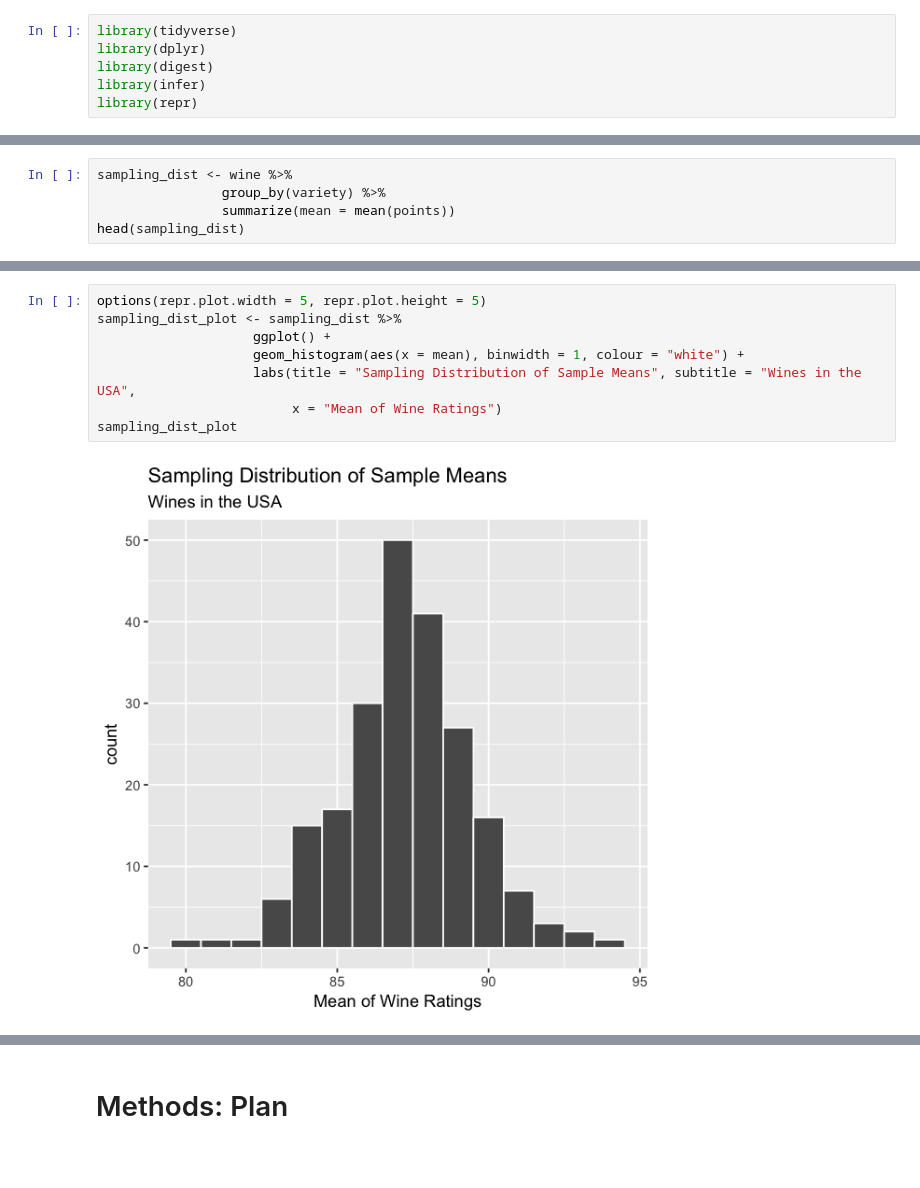
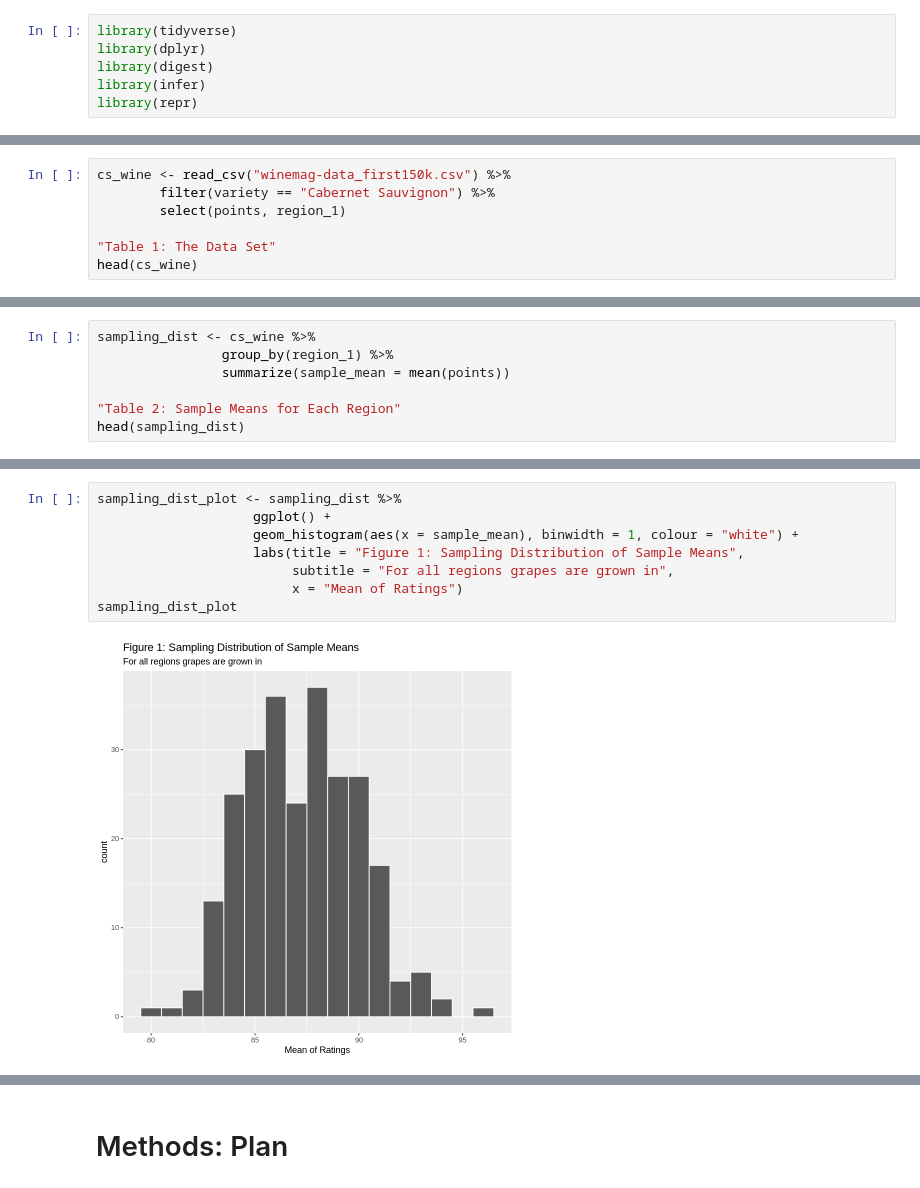
Before and after one commit to a-kong/stat201_project, a Jupyter notebook: proposal.ipynb, the cells around one changed output, grey strips where cells are left out. Drawn from its saved outputs; the diff is of its cells as text; blank space fills up the shorter version.

```diff
--- a/proposal.ipynb
+++ b/proposal.ipynb
@@ -51,0 +25,7 @@ head(wine)
+# %%
+cs_wine <- read_csv("winemag-data_first150k.csv") %>%
+        filter(variety == "Cabernet Sauvignon") %>%
+        select(points, region_1)
+
+"Table 1: The Data Set"
+head(cs_wine)
@@ -52,6 +59,8 @@ head(wine)
 # %%
-sampling_dist <- wine %>%
-                group_by(variety) %>%
-                summarize(mean = mean(points))
+sampling_dist <- cs_wine %>%
+                group_by(region_1) %>%
+                summarize(sample_mean = mean(points))
+
+"Table 2: Sample Means for Each Region"
 head(sampling_dist)
 # %% [output]
@@ -65,10 +78,10 @@ head(sampling_dist)
 # %%
-options(repr.plot.width = 5, repr.plot.height = 5)
 sampling_dist_plot <- sampling_dist %>%
                     ggplot() +
-                    geom_histogram(aes(x = mean), binwidth = 1, colour = "white") +
-                    labs(title = "Sampling Distribution of Sample Means", subtitle = "Wines in the USA",
-                         x = "Mean of Wine Ratings")
+                    geom_histogram(aes(x = sample_mean), binwidth = 1, colour = "white") +
+                    labs(title = "Figure 1: Sampling Distribution of Sample Means",
+                         subtitle = "For all regions grapes are grown in",
+                         x = "Mean of Ratings")
 sampling_dist_plot
 # %% [output]
-[figure, old version]
+[figure, new version]
```
Also changed, not shown: parts of 24 cells of this notebook.
